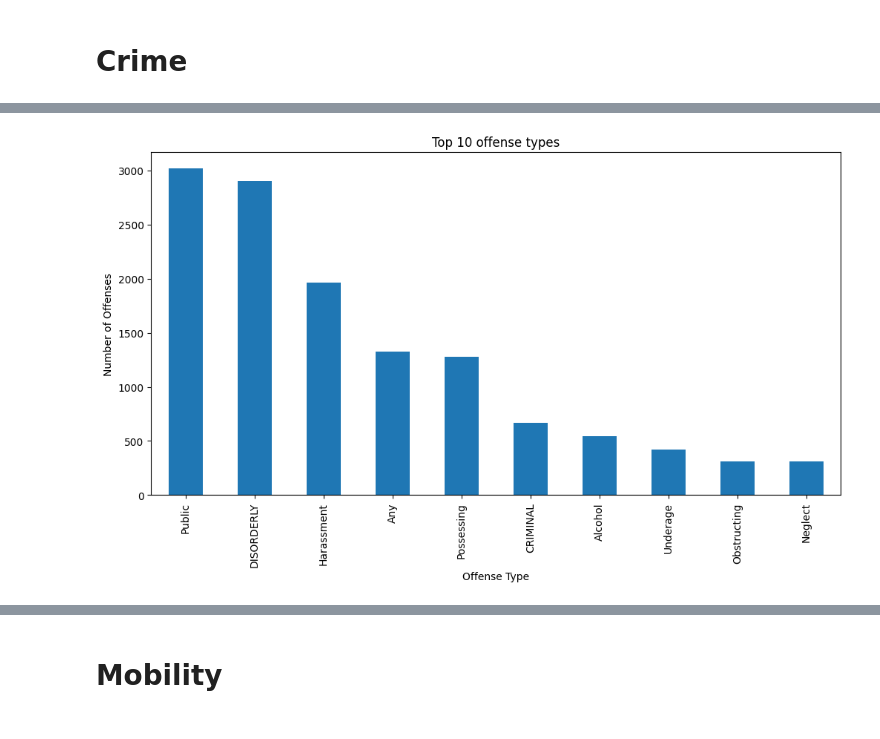
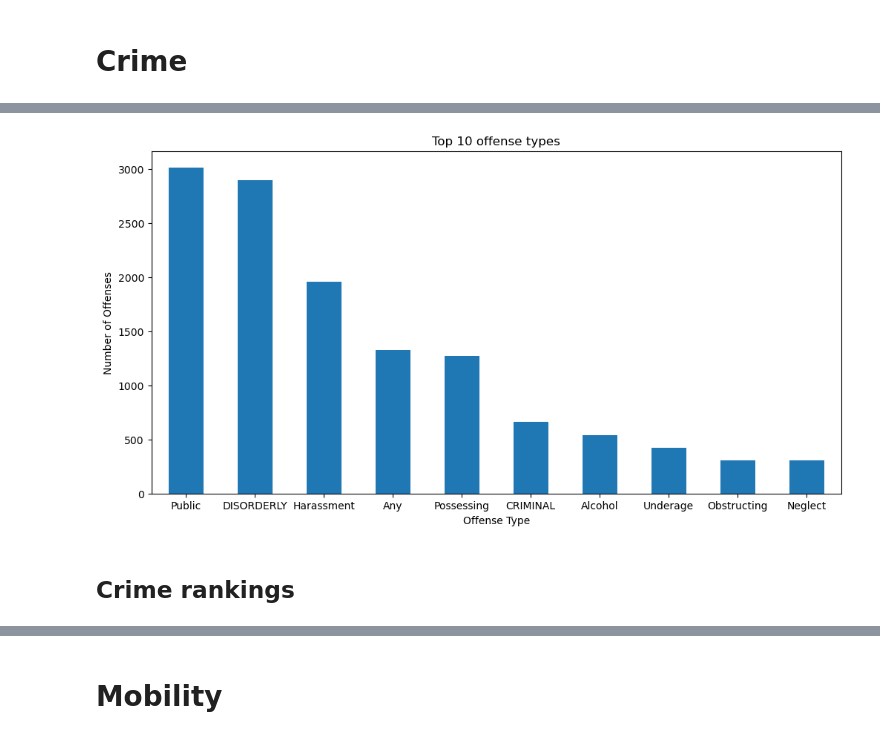
Before and after one commit to Gitter499/best-pitt-neighborhood, a Jupyter notebook: big-ideas-final-project.ipynb, the cells around one changed output, grey strips where cells are left out. Drawn from its saved outputs; the diff is of its cells as text; code cells hidden in the pictures.

```diff
--- a/big-ideas-final-project.ipynb
+++ b/big-ideas-final-project.ipynb
@@ -296,12 +325,17 @@ plt.show()
 # %%
 #plot top 10 offense types
 offense_counts.head(10).plot(
     kind='bar',
     figsize=(12, 6),
     title='Top 10 offense types'
 )
+
+plt.xticks(rotation=0)
+
 plt.xlabel('Offense Type')
 plt.ylabel('Number of Offenses')
 plt.show()
 # %% [output]
-[figure, old version]
+[figure, new version]
+# %% [markdown]
+## Crime rankings
```
Also changed, not shown: parts of 29 cells of this notebook, 2 other files.
